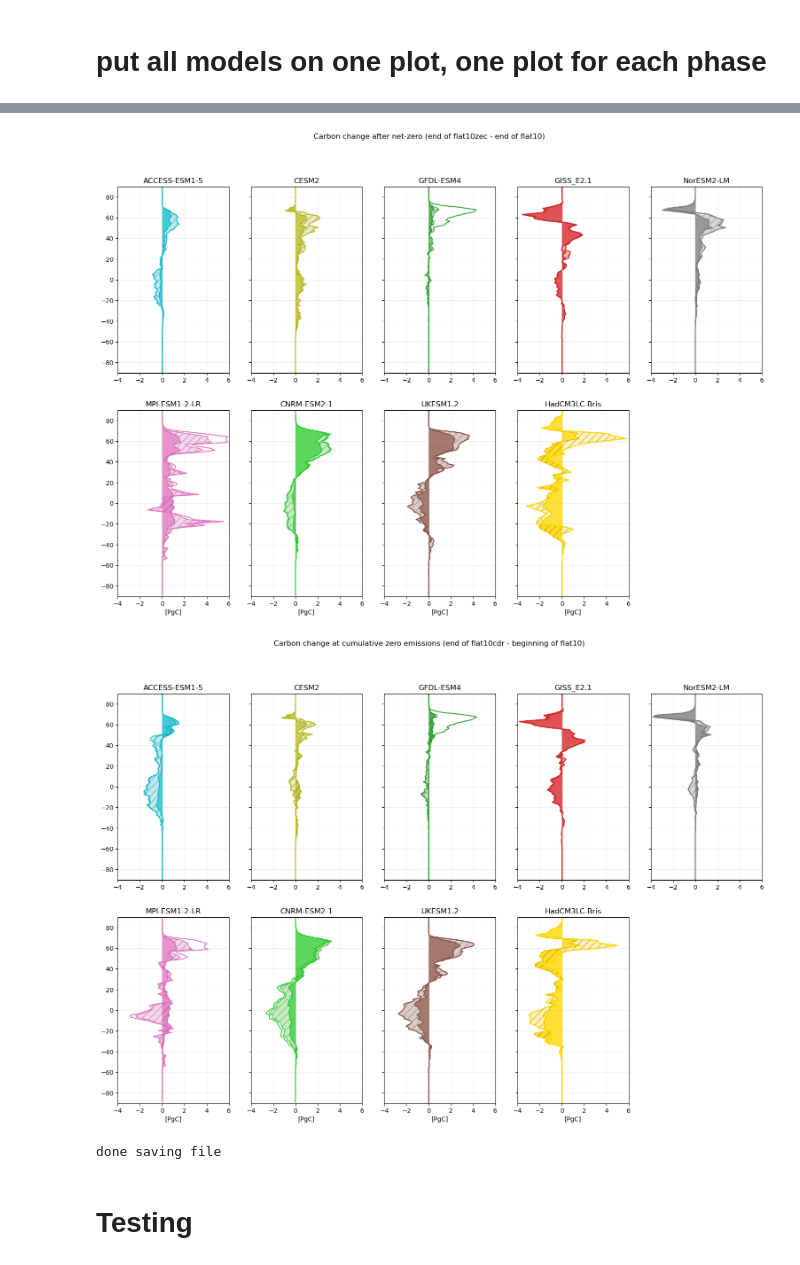
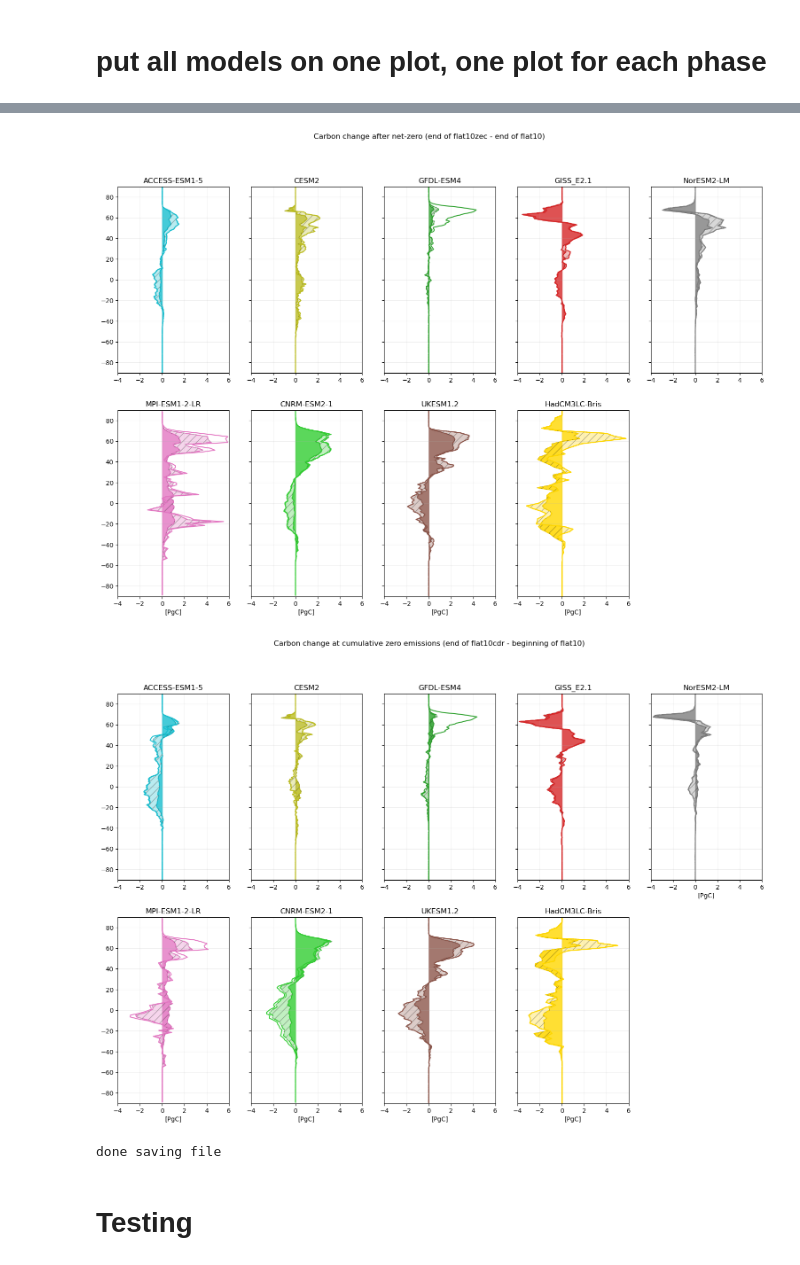
Before and after one commit to aswann/flat10MIP_analysis, a Jupyter notebook: flat10_zonalprofiles_onemodat.ipynb, the cells around one changed output, grey strips where cells are left out. Cells and saved outputs as stored; diff of their text form; code cells hidden in the pictures.

Commit message:
added notebook with just figure papers

```diff
--- a/flat10_zonalprofiles_onemodat.ipynb
+++ b/flat10_zonalprofiles_onemodat.ipynb
@@ -951,7 +951,7 @@ for m in range(len(modellist)):
 
     ax.set_xlim([-4, 6])
 
-    if m>num_cols-1:
+    if m>num_cols-2:
         ax.set_xlabel('[PgC]')
 
 
@@ -985,34 +985,34 @@ plt.close(fig2)
 
 fig3.savefig('figures/' +'Cdelta_zonal_lineplot_allmodels_' +phasename[3] +'.png', bbox_inches='tight', dpi=400)
 plt.close(fig3)
 
 print('done saving file')
 
 # close the plot (so python stops trying to hold on to it in memory; you can
 # still look at it at this point, but you're done editing)
 # plt.close()
 # %% [output]
 Plotting ACCESS-ESM1-5
 loading variable: cVeg
 finished loading ACCESS-ESM1-5 *lat10 cVeg
 loading variable: cVeg
 finished loading ACCESS-ESM1-5 *lat10 cVeg
 loading variable: cVeg
 finished loading ACCESS-ESM1-5 *zec cVeg
 loading variable: cVeg
 finished loading ACCESS-ESM1-5 *cdr cVeg
 loading variable: cSoil
 finished loading ACCESS-ESM1-5 *lat10 cSoil
 loading variable: cSoil
 ... (161 lines left out)
 loading variable: cSoil
 finished loading HadCM3LC-Bris *cdr cSoil
 loading variable: cLitter
 no data for cLitter
 [figure]
 [figure]
 [figure]
-[figure, old version]
+[figure, new version]
 done saving file
 # %%
 fig0, axes0 = plt.subplots(num_rows,num_cols,figsize=(3.75 * num_cols, num_rows * 6 ))
```
Also changed, not shown: 12 other files.
